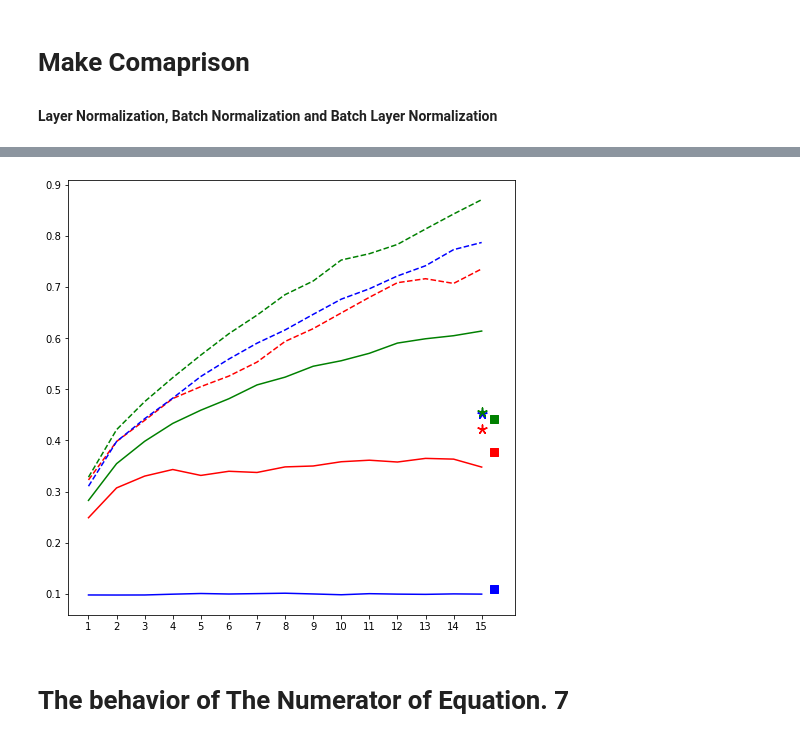
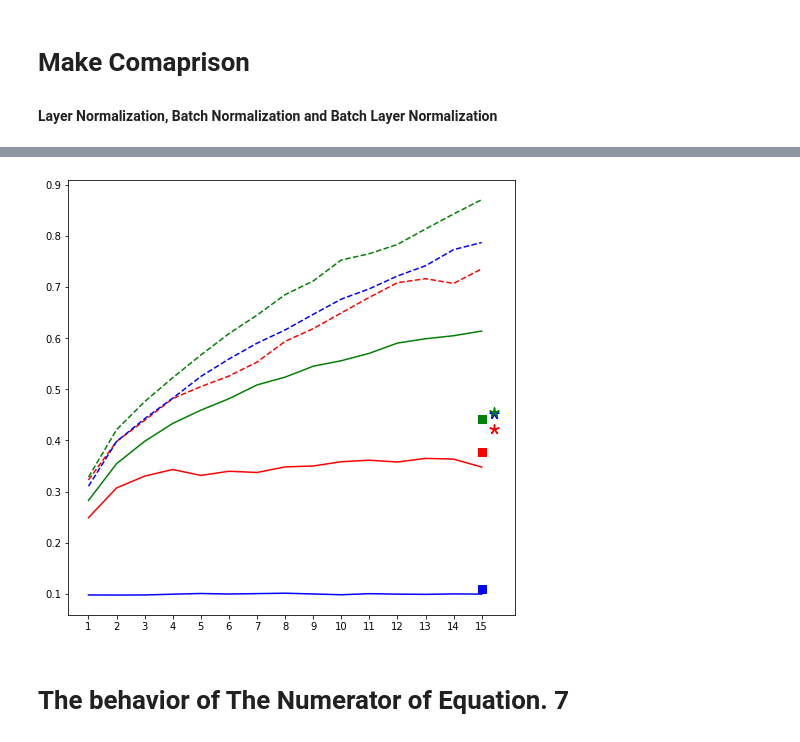
Before and after one commit to A2Amir/Batch-Layer-Normalization, a Jupyter notebook: CNN_Results.ipynb, the cells around one changed output, grey strips where cells are left out. Saved outputs shown, nothing was run; the diff lists cells and outputs as text; code cells hidden in the pictures.

```diff
--- a/CNN_Results.ipynb
+++ b/CNN_Results.ipynb
@@ -16,8 +16,6 @@ model_bn_keras_test_history_1 = read_pickle_file ('./logs/cnn/bn_Keras_cifar10_b
 
 model_bln_keras_history_1 = read_pickle_file ('./logs/cnn/bln_layer_cifar10_batchSize_1/model_bln_keras_history_1.pickle')
 model_bln_keras_test_history_1 = read_pickle_file ('./logs/cnn/bln_layer_cifar10_batchSize_1/model_bln_keras_test_history_1.pickle')
-# %%
-model_bn_keras_test_history_1 = [2.12291577740697, 0.1092]
 # %%
 model_ln_keras_history_25 = read_pickle_file ('./logs/cnn/ln_Keras_cifar10_batchSize_25/model_ln_keras_history_25.pickle')
 model_ln_keras_test_history_25 = read_pickle_file ('./logs/cnn/ln_Keras_cifar10_batchSize_25/model_ln_keras_test_history_25.pickle')
@@ -64,33 +64,35 @@ plt.show()
 # %%
 
 # summarize history for accuracy
 
 fig = plt.figure(figsize=(8, 8))       # size in inches
 plt.plot(model_ln_keras_history_25['categorical_accuracy'], '--', linewidth=1.5, color="red")
 plt.plot(model_bn_keras_history_25['categorical_accuracy'], '--', linewidth=1.5, color="blue")
 plt.plot(model_bln_keras_history_25['categorical_accuracy'], '--', linewidth=1.5, color="green")
 
 
 plt.plot(model_ln_keras_history_1['categorical_accuracy'],  linewidth=1.5, color="red")
 plt.plot(model_bn_keras_history_1['categorical_accuracy'], linewidth=1.5, color="blue")
 plt.plot(model_bln_keras_history_1['categorical_accuracy'],  linewidth=1.5, color="green")
 
 
-plt.scatter(14.0, model_ln_keras_test_history_25[1], s=80,  marker=(5, 2), color="red")
-plt.scatter(14.0, model_bn_keras_test_history_25[1], s=80,  marker=(5, 2), color="blue")
-plt.scatter(14.0, model_bln_keras_test_history_25[0][1][1], s=80,  marker=(5, 2), color="green")
+plt.scatter(14.0, model_ln_keras_test_history_1[1], s=80,  marker="s", color="red")
+plt.scatter(14.0, model_bn_keras_test_history_1[1], s=80,  marker="s", color="blue")
+plt.scatter(14.0, model_bln_keras_test_history_1[4][1][1], s=80,  marker="s", color="green")
 
-plt.scatter(14.45, model_ln_keras_test_history_1[1], s=80,  marker="s", color="red")
-plt.scatter(14.45, model_bn_keras_test_history_1[1], s=80,  marker="s", color="blue")
-plt.scatter(14.45, model_bln_keras_test_history_1[4][1][1], s=80,  marker="s", color="green")
+
+plt.scatter(14.45, model_ln_keras_test_history_25[1], s=80,  marker=(5, 2), color="red")
+plt.scatter(14.45, model_bn_keras_test_history_25[1], s=80,  marker=(5, 2), color="blue")
+plt.scatter(14.45, model_bln_keras_test_history_25[0][1][1], s=80,  marker=(5, 2), color="green")
+
 
 
 plt.xticks(np.arange(epochs), np.arange(1, epochs+1, 1))
 #plt.legend(['Layer Normalization', 'Batch Normalization','Batch Layer Normalization' ], loc='lower left')
 plt.savefig('./Images/cnns_acc.svg',  bbox_inches='tight')
 plt.show()
 # %% [output]
-[figure, old version]
+[figure, new version]
 # %% [markdown]
 # The behavior of The Numerator of Equation. 7
 # %%
```
Also changed, not shown: parts of 1 cell of this notebook.
